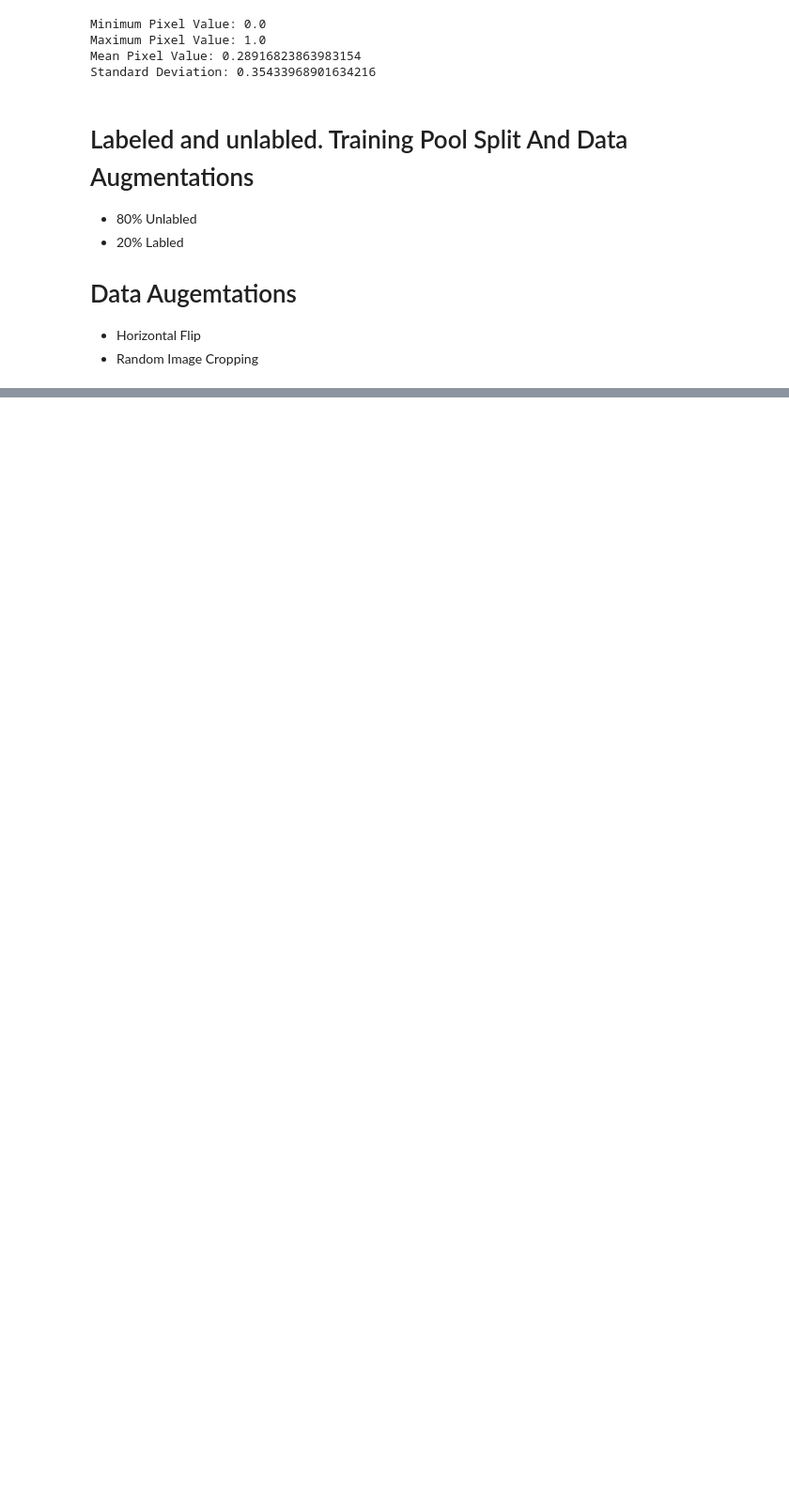
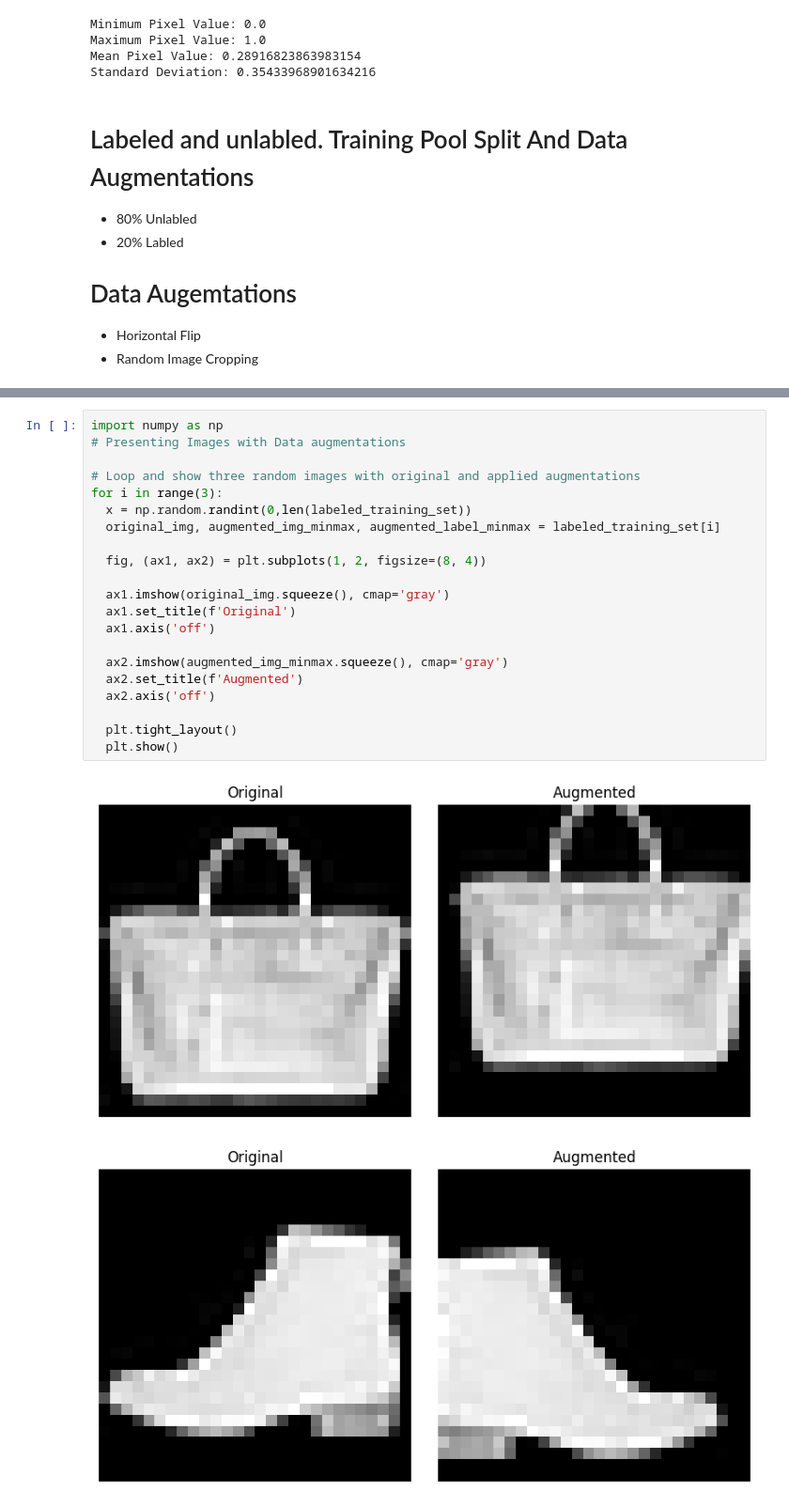
Before and after one commit to IMARTYI/COSC4P96-Assignment-1, a Jupyter notebook: COSC4P96_A1_DavidMartin_6995948.ipynb, the cells around one changed output, grey strips where cells are left out. Shown at 94% size. Drawn from its saved outputs; the diff is of its cells as text; blank space fills up the shorter version.

```diff
--- a/COSC4P96_A1_DavidMartin_6995948.ipynb
+++ b/COSC4P96_A1_DavidMartin_6995948.ipynb
@@ -257,0 +251,24 @@ testing_loader = DataLoader(testing_set, batch_size=BATCH_SIZE, shuffle=False)
+# %%
+import numpy as np
+# Presenting Images with Data augmentations
+
+# Loop and show three random images with original and applied augmentations
+for i in range(3):
+  x = np.random.randint(0,len(labeled_training_set))
+  original_img, augmented_img_minmax, augmented_label_minmax = labeled_training_set[i]
+
+  fig, (ax1, ax2) = plt.subplots(1, 2, figsize=(8, 4))
+
+  ax1.imshow(original_img.squeeze(), cmap='gray')
+  ax1.set_title(f'Original')
+  ax1.axis('off')
+
+  ax2.imshow(augmented_img_minmax.squeeze(), cmap='gray')
+  ax2.set_title(f'Augmented')
+  ax2.axis('off')
+
+  plt.tight_layout()
+  plt.show()
+# %% [output]
+[figure, added]
+[figure, added]
```
Also changed, not shown: parts of 9 cells of this notebook.
